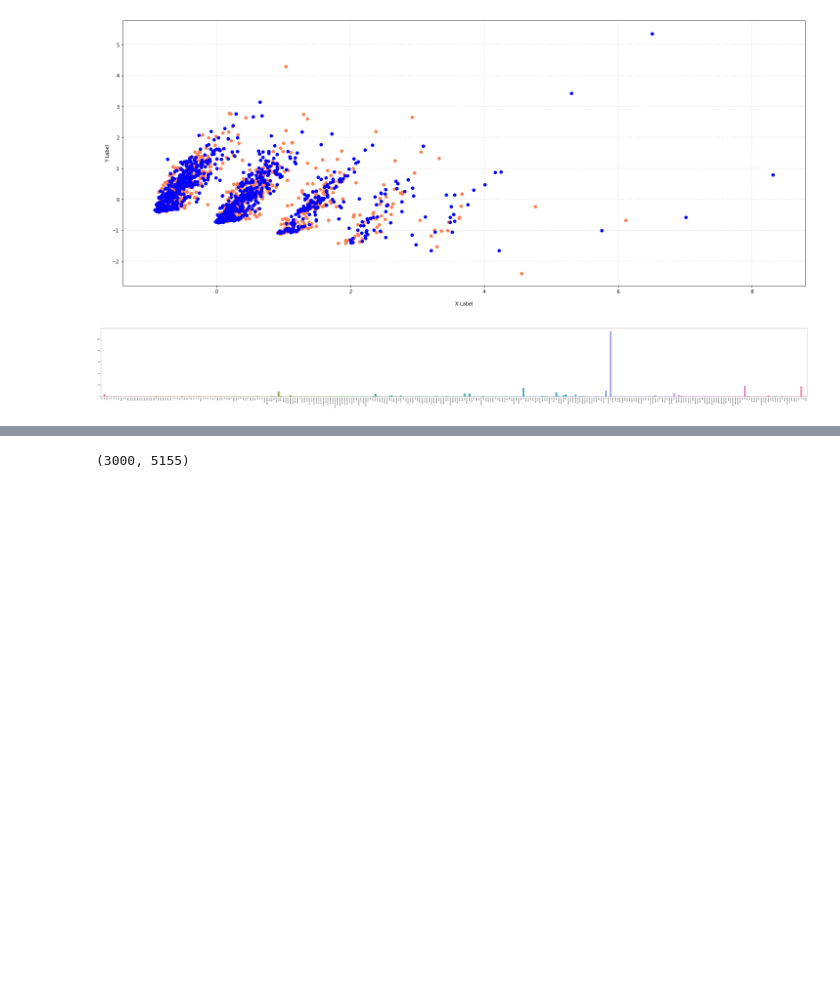
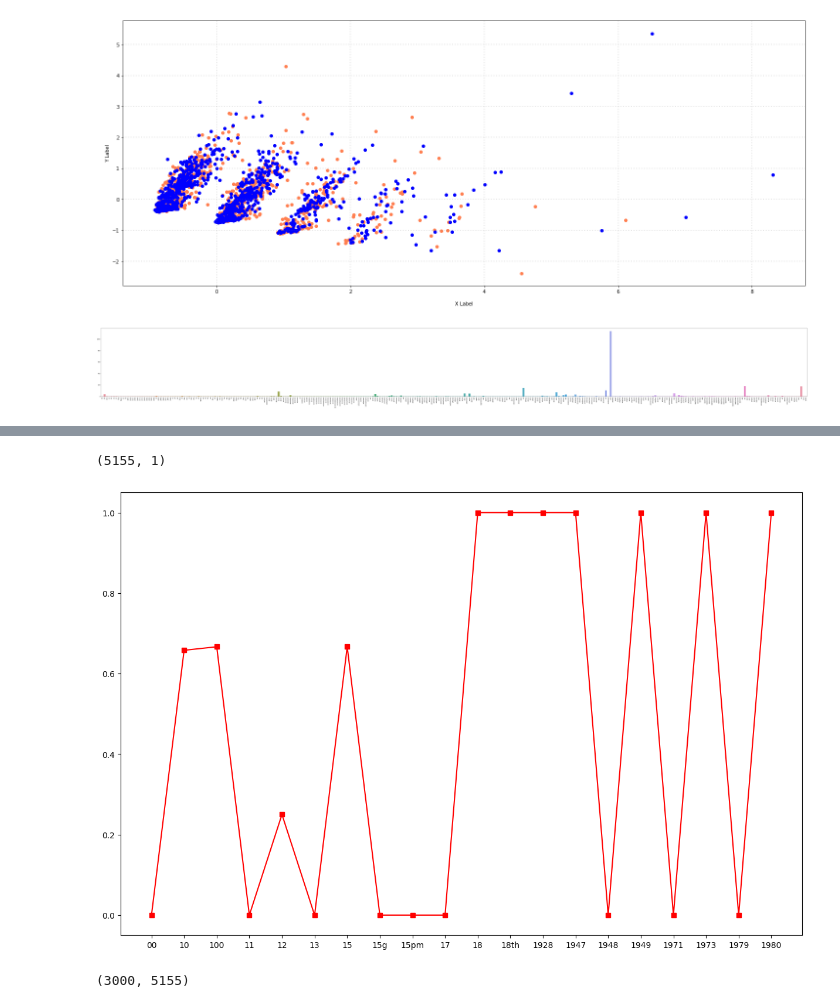
Before and after one commit to jeffery625988/DM2020-Lab1-Master, a Jupyter notebook: DM2020-Lab1-Homework.ipynb, the cells around one changed output, grey strips where cells are left out. Saved outputs shown, nothing was run; the diff lists cells and outputs as text; code cells hidden in the pictures; blank space fills up the shorter version.

```diff
--- a/DM2020-Lab1-Homework.ipynb
+++ b/DM2020-Lab1-Homework.ipynb
@@ -417,3 +415,37 @@ fig.show()
+# %%
+#Part 3
+#new data visualizations
+#find how often this word appear in label 1 and 0
+#if one word appear in one sentence twice which label is 1, then it got value 1*2 = 2
+
+import matplotlib.pyplot as plt
+from matplotlib.font_manager import FontProperties
+count_matrix = A = X_counts[:,:].toarray()                    #X_counts matrix(3000,5155)
+label = np.array([int(i['label']) for i in Whole_data[:]])    #label matrix (3000,1)
+label = np.reshape(label,(1,len(label)))                      #reshape to (1,3000)
+value = label.dot(count_matrix)                               #(1,5155) each word has value determine which label it appear frequently
+#then divided by how many times the word appear in whole data
+
+value = np.transpose(value/term_frequencies)
+print(value.shape)
+
+x = count_vect.get_feature_names()[:20]
+y = np.ndarray.tolist(value)[:20]
+
+plt.figure(figsize=(15,10),dpi=100,linewidth = 2)
+plt.plot(x,y,'s-',color = 'r',)
+
+plt.xticks(fontsize=10)
+
+plt.yticks(fontsize=10)
+
+
+
+plt.show()
+#I think it can show which label the words may frequently appear
+# %% [output]
+(5155, 1)
+[figure, added]
 # %%
 #generate TF-IDF features
 from sklearn.feature_extraction.text import TfidfVectorizer
```
Also changed, not shown: parts of 6 cells of this notebook, 1 other file.
